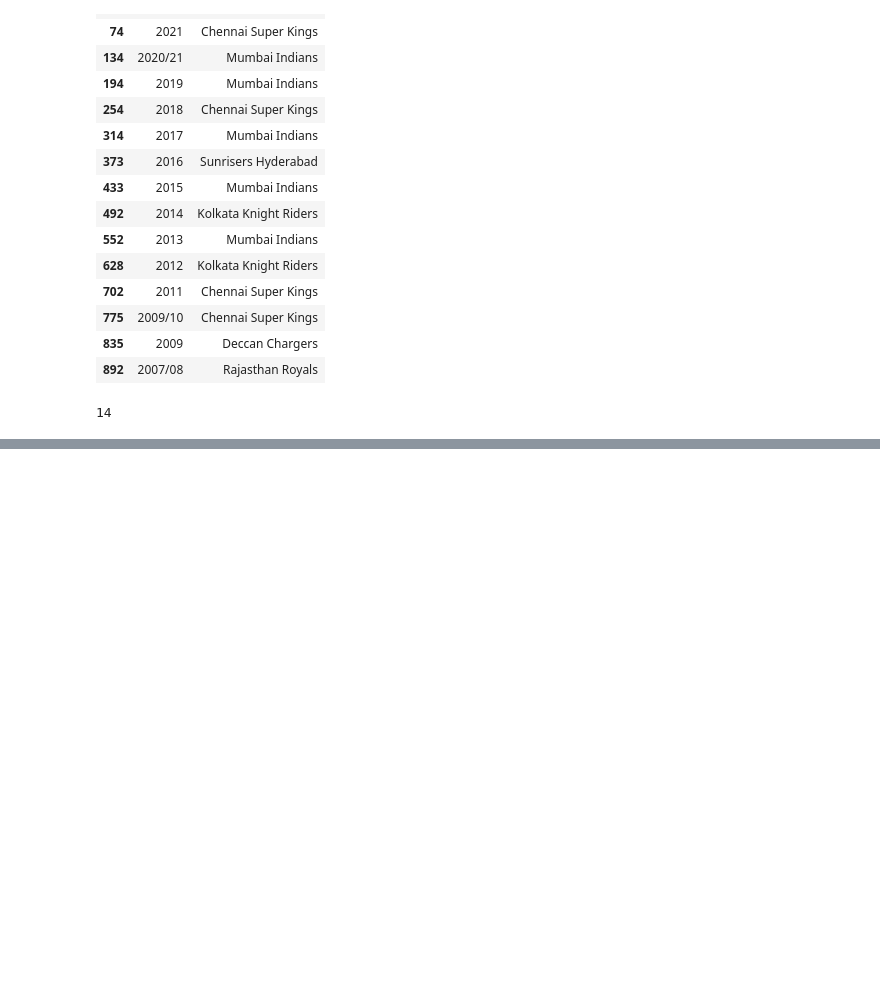
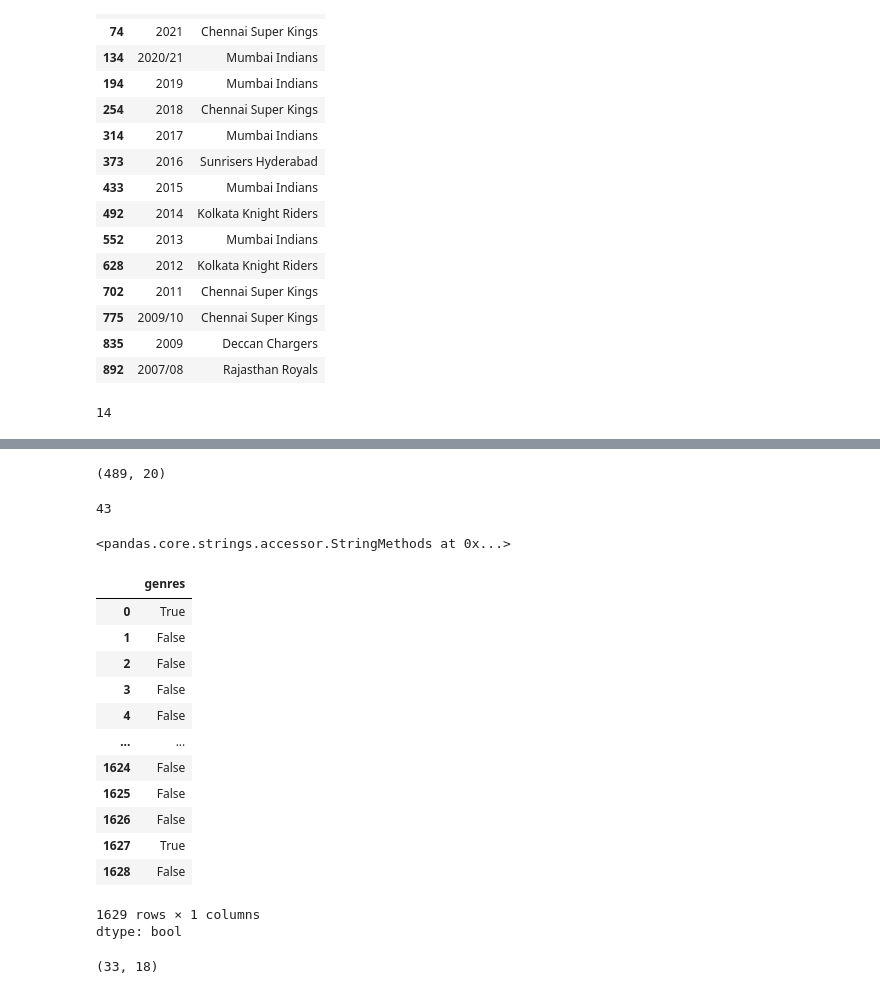
Before and after one commit to Swapn2/Data-Science-Learnings, a Jupyter notebook: Pandas_Dataframe.ipynb, the cells around one changed output, grey strips where cells are left out. Cells and saved outputs as stored; diff of their text form; code cells hidden in the pictures; blank space fills up the shorter version.

```diff
--- a/Pandas_Dataframe.ipynb
+++ b/Pandas_Dataframe.ipynb
@@ -538,3 +538,41 @@ ipl[(ipl['City']== 'Kolkata')&(ipl['WinningTeam'] == 'Chennai Super Kings')]
 | 641 | 548368 | Kolkata | 2012-05-14 | 2012 | 63 | Kolkata Knight Riders | Chennai Super Kings | Eden Gardens | Chennai Super Kings | field | ... |
 | 827 | 419113 | Kolkata | 2010-03-16 | 2009/10 | 8 | Kolkata Knight Riders | Chennai Super Kings | Eden Gardens | Chennai Super Kings | bat | ... |
 | 908 | 336025 | Kolkata | 2008-05-18 | 2007/08 | 41 | Kolkata Knight Riders | Chennai Super Kings | Eden Gardens | Kolkata Knight Riders | bat | ... |
+# %%
+# toss winner is match winner in percentage
+ipl[ipl['TossWinner']== ipl['WinningTeam']].shape
+# %% [output]
+(489, 20)
+# %%
+# movies with rating higher than 8 and votes>10000
+movies[(movies['imdb_rating'] > 8) & (movies['imdb_votes'] > 10000)].shape[0]
+# %% [output]
+43
+# %%
+# action movies with rating > 7.5
+movies['genres'].str
+# %% [output]
+<pandas.core.strings.accessor.StringMethods at 0x...>
+# %%
+# action movies with rating > 7.5
+movies['genres'].str.split('|').apply(lambda x:'Action' in x)
+# %% [output]
+|  | genres |
+| 0 | True |
+| 1 | False |
+| 2 | False |
+| 3 | False |
+| 4 | False |
+| ... | ... |
+| 1624 | False |
+| 1625 | False |
+| 1626 | False |
+| 1627 | True |
+| 1628 | False |
+1629 rows × 1 columns
+dtype: bool
+# %%
+# action movies with rating > 7.5
+movies[(movies['genres'].str.split('|').apply(lambda x:'Action' in x)) & (movies['imdb_rating'] > 7.5)].shape
+# %% [output]
+(33, 18)
```
